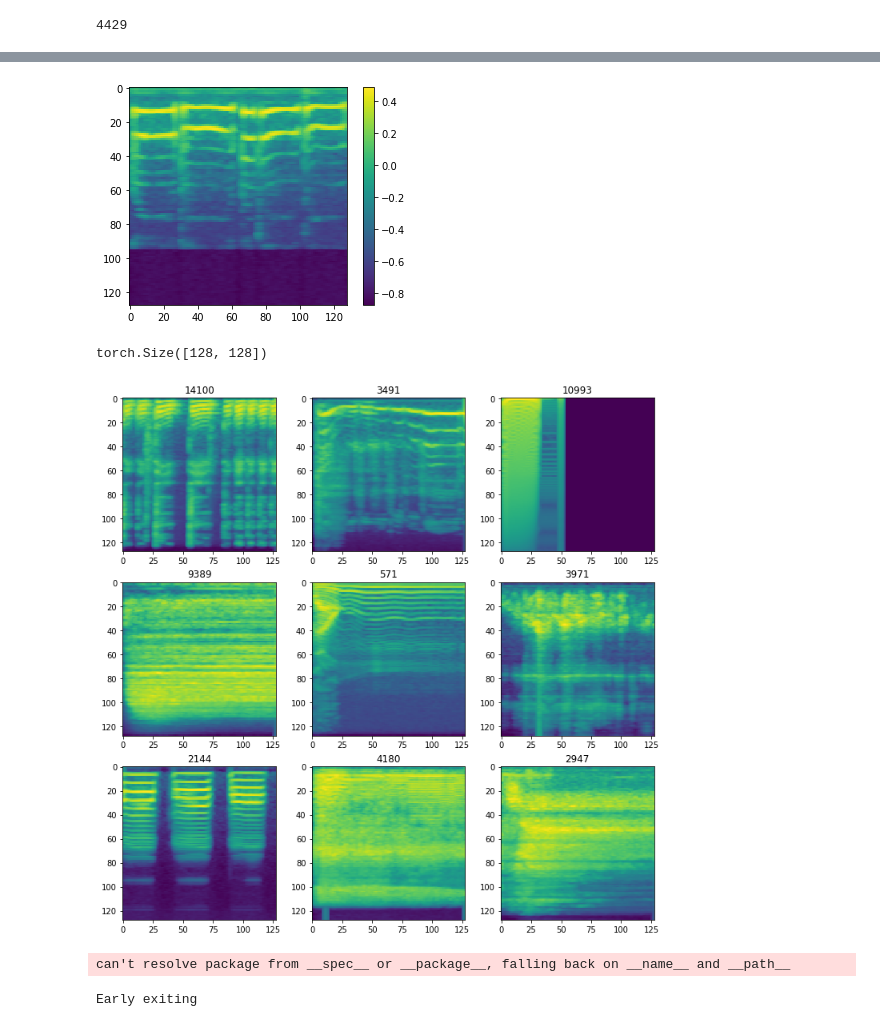
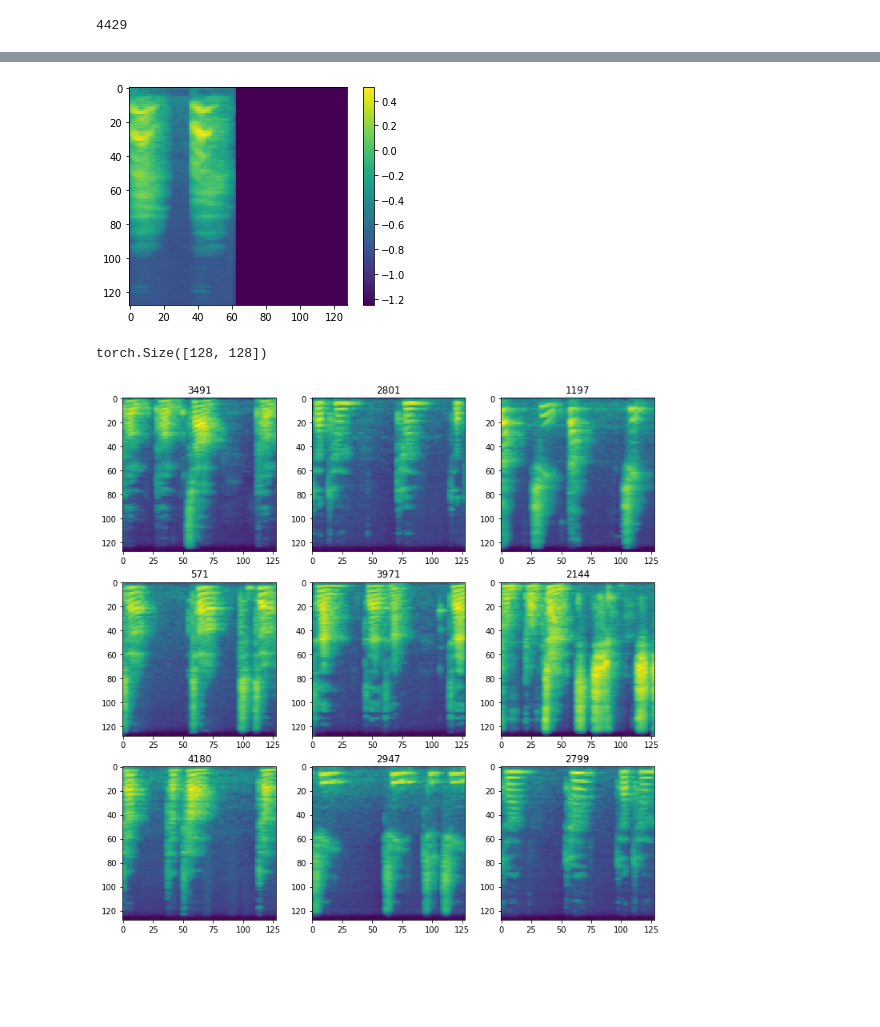
Before and after one commit to flyingleafe/vxs-vpt, a Jupyter notebook: notebooks/CAETraining.ipynb, the cells around one changed output, grey strips where cells are left out. Cells and saved outputs as stored; diff of their text form; code cells hidden in the pictures; blank space fills up the shorter version.

Commit message:
update (CAEs proper training)

```diff
--- a/notebooks/CAETraining.ipynb
+++ b/notebooks/CAETraining.ipynb
@@ -18,8 +12,8 @@ from catalyst.dl import AlchemyLogger
 
 import vxs
 # %%
-PAD_TRACK_LEN = 4096*8
-CUT_FRAME_WINDOW = 4096*4
+PAD_TRACK_LEN = 4096*16
+CUT_FRAME_WINDOW = 4096*16
 PAD_SPECGRAM = PAD_TRACK_LEN // 512
 
 vocal_sketch_dataset = vxs.SampleSet(glob.glob('../data/vocal-sketch/interactiveaudiolab-VocalSketchDataSet-6c9f381/vocal_imitations/included/*.wav'),
@@ -80,40 +43,50 @@ def sample_random(num, ln, seed):
 
 def imshow_random_samples(dataset, num, random_seed=42, cols=3):
     samples = sample_random(num, len(dataset), random_seed)
     rows = num // cols + (0 if num % cols == 0 else 1)
     fig, axes_t = plt.subplots(rows, cols, figsize=(4*cols, 4*rows))
     axes = [ax for tp in axes_t for ax in tp]
 
     for (sample_idx, ax) in zip(samples, axes):
         sample = dataset[sample_idx]
         ax.imshow(sample.cpu().squeeze(0).numpy())
         ax.set_title(sample_idx)
 
     plt.show()
 
 def imshow_ae_output(model, dataset, num, random_seed=42):
+    model.eval()
     model_device = next(model.parameters()).device
     samples = sample_random(num, len(dataset), random_seed)
     fig, axes = plt.subplots(num, 3, figsize=(12, 4*num))
 
     for (sample_idx, (ax1, ax2, ax3)) in zip(samples, axes):
         sample = dataset[sample_idx].to(model_device)
         sample_out, z = model(sample.unsqueeze(0))
-        ax1.imshow(sample.squeeze().cpu().numpy())
-        ax2.imshow(sample_out.detach().squeeze().cpu().numpy())
-        ax3.imshow(z.detach().squeeze().cpu().numpy().reshape(16, -1))
+        sample = sample.detach().squeeze().cpu().numpy()
+        sample_out = sample_out.detach().squeeze().cpu().numpy()
+        z = z.detach().squeeze().cpu().numpy().reshape(16, -1)
+        mse = np.square(sample - sample_out).mean()
+        dim = z.size
+
+        ax1.imshow(sample)
+        ax2.imshow(sample_out)
+        ax3.imshow(z)
+        ax1.set_title('Input')
+        ax2.set_title(f'Output (MSE={mse})')
+        ax3.set_title(f'Hidden rep (dim={dim})')
 
     plt.show()
 
-melgram = common_set[42][0]
+melgram = common_set[44][0]
 im = plt.imshow(melgram.cpu().squeeze(0).numpy())
 plt.colorbar(im)
 plt.show()
 print(melgram.shape)
 # %% [output]
-[figure, old version]
+[figure, new version]
 torch.Size([128, 128])
 # %%
-imshow_random_samples(common_set, 9, random_seed=44, cols=3)
+imshow_random_samples(avp_set_fixed, 9, random_seed=44, cols=3)
 # %% [output]
-[figure, old version]
+[figure, new version]
@@ -129,15 +93 @@ optimizer = torch.optim.Adam(model.parameters(), lr=0.001)
-# %%
-runner = ConvAERunner()
-runner.train(
-    model=model,
-    optimizer=optimizer,
-    loaders=loaders,
-    num_epochs=10,
-    verbose=True,
-    timeit=False,
-    logdir=f"../logs/conv_ae_square_frame_{PAD_TRACK_LEN}_{CUT_FRAME_WINDOW}"
-)
-# %% [output]
-can't resolve package from __spec__ or __package__, falling back on __name__ and __path__
-Early exiting
 # %%
```
Also changed, not shown: parts of 12 cells of this notebook, 7 other files.
